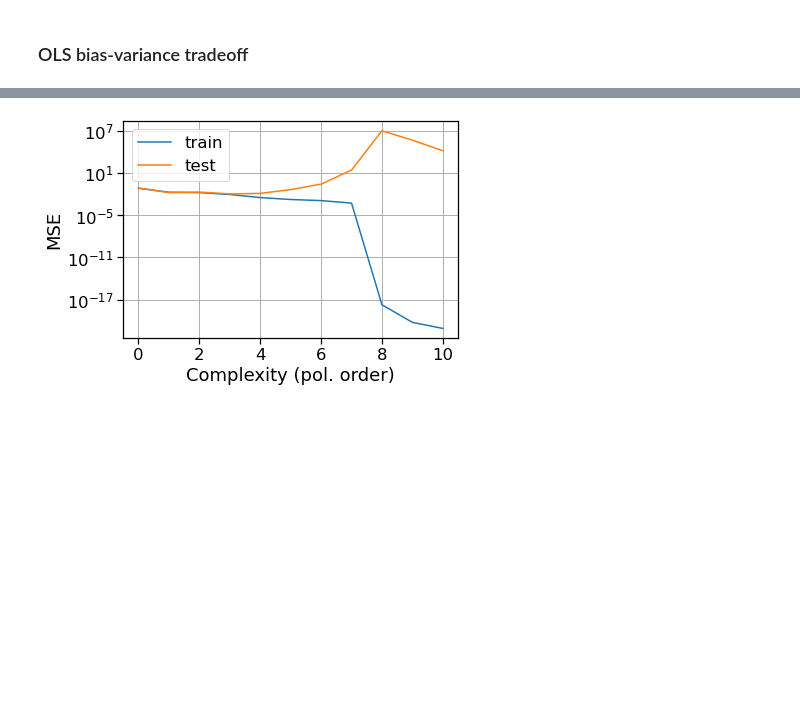
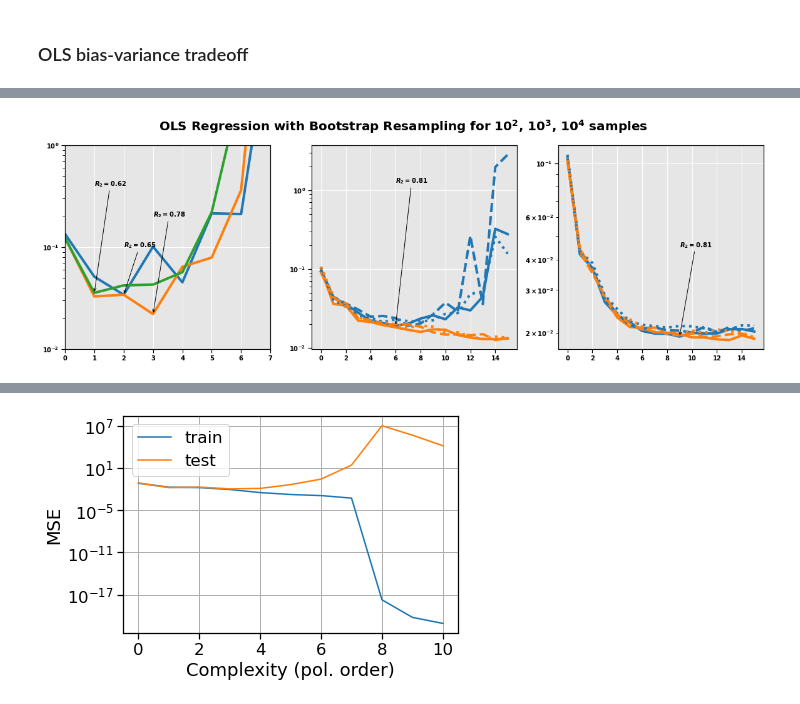
Before and after one commit to fonstelien/FYS-STK4155, a Jupyter notebook: project1/project1.ipynb, the cells around one changed output, grey strips where cells are left out. Drawn from its saved outputs; the diff is of its cells as text; code cells hidden in the pictures; blank space fills up the shorter version.

```diff
--- a/project1/project1.ipynb
+++ b/project1/project1.ipynb
@@ -10,7 +35,7 @@ from lasso import *
 # %%
-NOISE = .05
-NUM_SAMPLES = 100
-MAX_POLY_ORDER = 10
+NOISE = .02
+NUM_SAMPLES = 250
+MAX_POLY_ORDER = 5
 NUM_BOOTSTRAPS = 20
 np.random.seed(0)
 # %% [markdown]
@@ -28,0 +113,83 @@ print(best_r2(ols_bs_df["test_mse"], z))
+# %%
+plt.figure(figsize=(20,6))
+plt.suptitle("OLS Regression with Bootstrap Resampling for $10^2$, $10^3$, $10^4$ samples", fontsize=LARGE, weight='bold')
+
+
+
+plt.subplot(131)
+plt.plot(polynomial_orders, ols_bs_100_0['test_mse'])
+plt.plot(polynomial_orders, ols_bs_100_1['test_mse'])
+plt.plot(polynomial_orders, ols_bs_100_2['test_mse'])
+plt.yscale('log')
+ax = plt.gca()
+ax.xaxis.set_major_locator(MaxNLocator(integer=True))
+plt.ylim(.01,1)
+plt.xlim(0,7)
+best_idx = ols_bs_100_0['test_mse'].argmin()
+best_mse_pn = polynomial_orders[best_idx]
+best_mse_val = ols_bs_100_0['test_mse'].min()
+xytext = (best_mse_pn, .1)
+xy = (best_mse_pn, best_mse_val)
+R2 = best_r2(ols_bs_100_0["test_mse"], z100_0)
+plt.annotate(f'$R_2 = {R2:.2f}$', xytext=xytext, xy=xy, arrowprops={'arrowstyle':'->'})
+
+best_idx = ols_bs_100_1['test_mse'].argmin()
+best_mse_pn = polynomial_orders[best_idx]
+best_mse_val = ols_bs_100_1['test_mse'].min()
+xytext = (best_mse_pn, .2)
+xy = (best_mse_pn, best_mse_val)
+R2 = best_r2(ols_bs_100_1["test_mse"], z100_1)
+plt.annotate(f'$R_2 = {R2:.2f}$', xytext=xytext, xy=xy, arrowprops={'arrowstyle':'->'})
+
+best_idx = ols_bs_100_2['test_mse'].argmin()
+best_mse_pn = polynomial_orders[best_idx]
+best_mse_val = ols_bs_100_2['test_mse'].min()
+xytext = (best_mse_pn, .4)
+xy = (best_mse_pn, best_mse_val)
+R2 = best_r2(ols_bs_100_2["test_mse"], z100_2)
+plt.annotate(f'$R_2 = {R2:.2f}$', xytext=xytext, xy=xy, arrowprops={'arrowstyle':'->'})
+
+plt.subplot(132)
+plt.plot(polynomial_orders, ols_bs_1000_0['test_mse'], color=COLORS[0], linestyle='-')
+plt.plot(polynomial_orders, ols_bs_1000_0['train_mse'], color=COLORS[1], linestyle='-')
+plt.plot(polynomial_orders, ols_bs_1000_1['test_mse'], color=COLORS[0], linestyle='--')
+plt.plot(polynomial_orders, ols_bs_1000_1['train_mse'], color=COLORS[1], linestyle='--')
+plt.plot(polynomial_orders, ols_bs_1000_2['test_mse'], color=COLORS[0], linestyle=':')
+plt.plot(polynomial_orders, ols_bs_1000_2['train_mse'], color=COLORS[1], linestyle=':')
+plt.yscale('log')
+ax = plt.gca()
+ax.xaxis.set_major_locator(MaxNLocator(integer=True))
+
+best_idx = ols_bs_1000_0['test_mse'].argmin()
+best_mse_pn = polynomial_orders[best_idx]
+best_mse_val = ols_bs_1000_0['test_mse'].min()
+xytext = (best_mse_pn, sum(plt.ylim())/3)
+xy = (best_mse_pn, best_mse_val)
+R2 = best_r2(ols_bs_1000_0["test_mse"], z1000_0)
+plt.annotate(f'$R_2 = {R2:.2f}$', xytext=xytext, xy=xy, arrowprops={'arrowstyle':'->'})
+
+plt.subplot(133)
+
+plt.plot(polynomial_orders, ols_bs_10000_0['test_mse'], color=COLORS[0], linestyle='-')
+plt.plot(polynomial_orders, ols_bs_10000_0['train_mse'], color=COLORS[1], linestyle='-')
+plt.plot(polynomial_orders, ols_bs_10000_1['test_mse'], color=COLORS[0], linestyle='--')
+plt.plot(polynomial_orders, ols_bs_10000_1['train_mse'], color=COLORS[1], linestyle='--')
+plt.plot(polynomial_orders, ols_bs_10000_2['test_mse'], color=COLORS[0], linestyle=':')
+plt.plot(polynomial_orders, ols_bs_10000_2['train_mse'], color=COLORS[1], linestyle=':')
+plt.yscale('log')
+ax = plt.gca()
+ax.xaxis.set_major_locator(MaxNLocator(integer=True))
+
+best_idx = ols_bs_10000_0['test_mse'].argmin()
+best_mse_pn = polynomial_orders[best_idx]
+best_mse_val = ols_bs_10000_0['test_mse'].min()
+xytext = (best_mse_pn, sum(plt.ylim())/3)
+xy = (best_mse_pn, best_mse_val)
+R2 = best_r2(ols_bs_10000_0["test_mse"], z10000_0)
+plt.annotate(f'$R_2 = {R2:.2f}$', xytext=xytext, xy=xy, arrowprops={'arrowstyle':'->'})
+
+
+
+plt.show()
+# %% [output]
+[figure, added]
```
Also changed, not shown: parts of 12 cells of this notebook, 3 other files.
